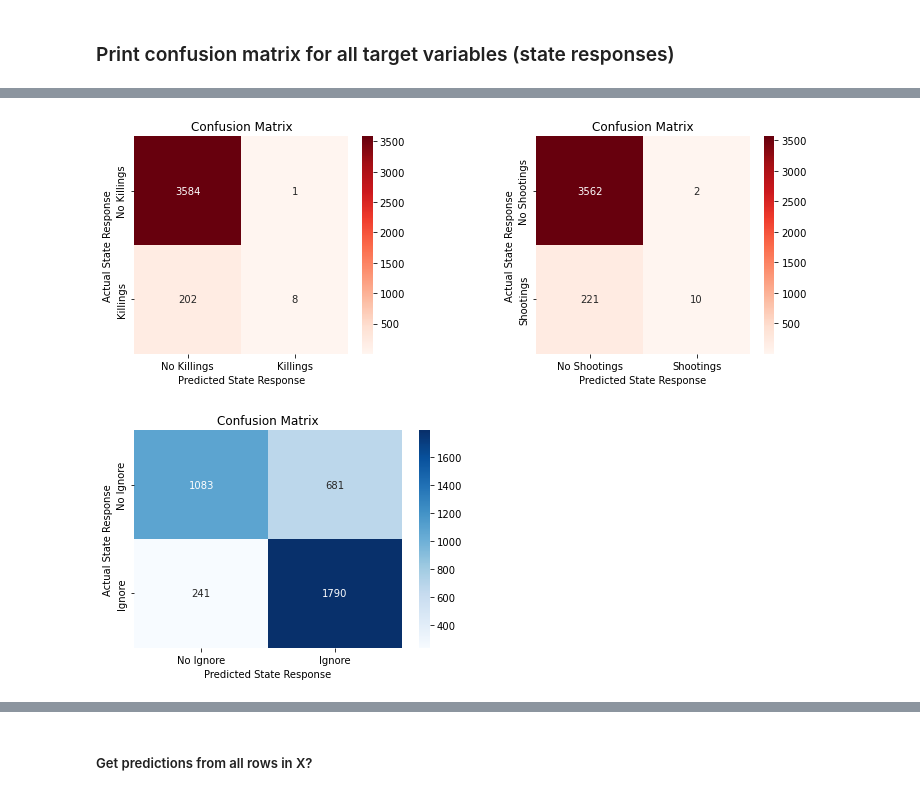
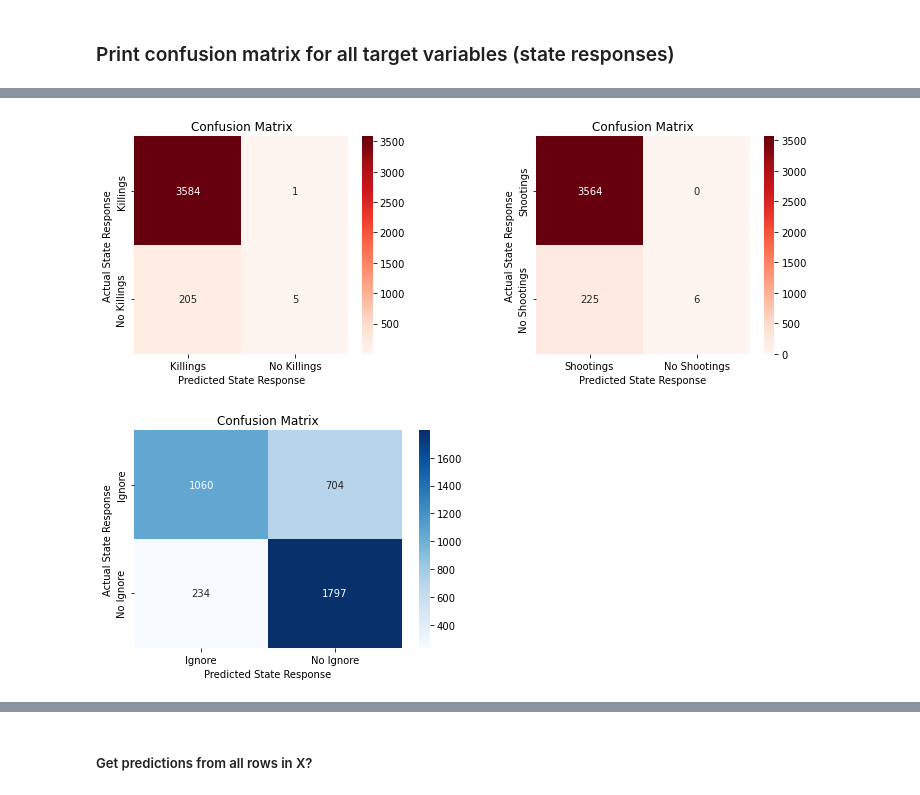
Before and after one commit to EmFib/Mass-Protests, a Jupyter notebook: users/multi_label_modeling_paul.ipynb, the cells around one changed output, grey strips where cells are left out. Drawn from its saved outputs; the diff is of its cells as text; code cells hidden in the pictures.

```diff
--- a/users/multi_label_modeling_paul.ipynb
+++ b/users/multi_label_modeling_paul.ipynb
@@ -40,9 +75,8 @@ mass.head(3)
 
 features = mass.drop(columns=['id', 'country', 'ccode', 'region', 'location','protesteridentity', 'sources',
            'notes', 'protester_id_type', 'protest_size_category', 'start_date', 'notes_clean', 'neg', 'neu', 'pos', 'compound',
-           'end_date', 'target', 'arrests', 'accomodation', 'beatings', 'crowddispersal', 'ignore', 'killings', 'shootings',
-           'partipants_number','pop_male', 'pop_female', 'violent_response', 'violent_count', 'protest_duration'])
-
+           'end_date', 'target', 'arrests', 'accomodation', 'beatings', 'protest_duration', 'pop_male', 'pop_female', 'pop_total',
+           'crowddispersal', 'ignore', 'killings', 'shootings', 'violent_response', 'violent_count'])
 
 print(f'X will be set to use {features.shape[1]} features.')
 # %% [output]
@@ -288,26 +273,26 @@ ax2.yaxis.set_ticklabels(['No Crowd Dispersal', 'Crowd Dispersal'], va='center')
 # %%
 fig, (ax1, ax2) = plt.subplots(1, 2, figsize=(12,4))
 plt.subplots_adjust(wspace=0.5)
 
 sns.heatmap(cm_array[5].astype(int), annot=True, ax = ax1, cmap='Reds', fmt='d'); #annot=True to annotate cells
 
 # labels, title and ticks
 ax1.set_xlabel('Predicted State Response');
 ax1.set_ylabel('Actual State Response');
 ax1.set_title('Confusion Matrix');
-ax1.xaxis.set_ticklabels(['No Killings', 'Killings']);
-ax1.yaxis.set_ticklabels(['No Killings', 'Killings'], va='center');
+ax1.xaxis.set_ticklabels(['Killings', 'No Killings']);
+ax1.yaxis.set_ticklabels(['Killings', 'No Killings'], va='center');
 
 sns.heatmap(cm_array[6].astype(int), annot=True, ax = ax2, cmap='Reds', fmt='d'); #annot=True to annotate cells
 
 # labels, title and ticks
 ax2.set_xlabel('Predicted State Response');
 ax2.set_ylabel('Actual State Response');
 ax2.set_title('Confusion Matrix');
-ax2.xaxis.set_ticklabels(['No Shootings', 'Shootings']);
-ax2.yaxis.set_ticklabels(['No Shootings', 'Shootings'], va='center');
+ax2.xaxis.set_ticklabels(['Shootings', 'No Shootings']);
+ax2.yaxis.set_ticklabels(['Shootings', 'No Shootings'], va='center');
 # %% [output]
-[figure, old version]
+[figure, new version]
 # %%
 fig, ax1 = plt.subplots(1, 1, figsize=(6,4))
 plt.subplots_adjust(wspace=0.5)
@@ -318,10 +303,10 @@ sns.heatmap(cm_array[4].astype(int), annot=True, ax = ax1, cmap='Blues', fmt='d'
 ax1.set_xlabel('Predicted State Response');
 ax1.set_ylabel('Actual State Response');
 ax1.set_title('Confusion Matrix');
-ax1.xaxis.set_ticklabels(['No Ignore', 'Ignore']);
-ax1.yaxis.set_ticklabels(['No Ignore', 'Ignore'], va='center');
+ax1.xaxis.set_ticklabels(['Ignore', 'No Ignore']);
+ax1.yaxis.set_ticklabels(['Ignore', 'No Ignore'], va='center');
 # %% [output]
-[figure, old version]
+[figure, new version]
 # %%
 print( classification_report(y_test,y_preds))
 # %% [output]
```
Also changed, not shown: parts of 42 cells of this notebook, 6 other files.
